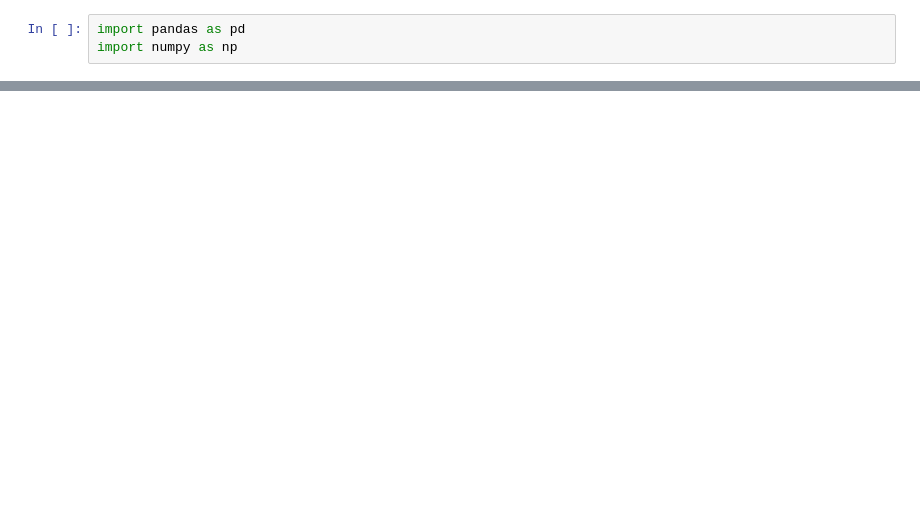
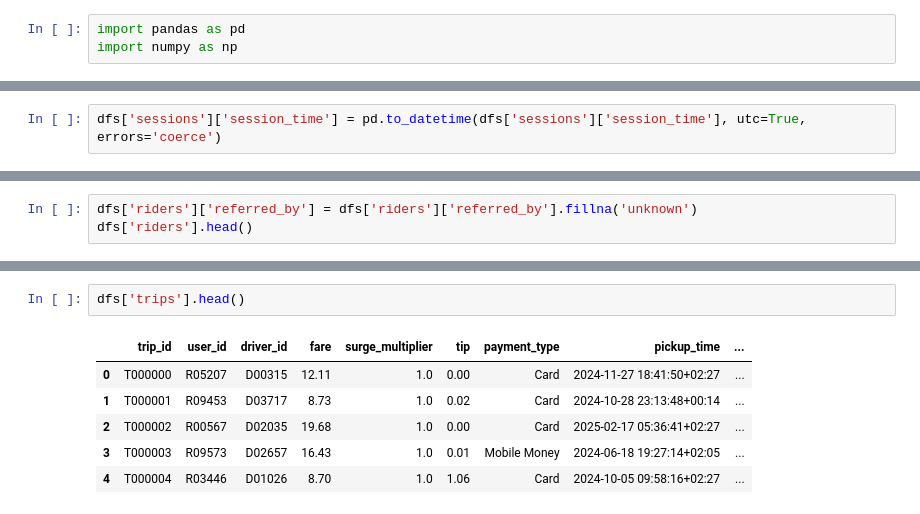
Before and after one commit to esosaomwanghe/ridewise_churnprediction, a Jupyter notebook: notebook/eda.ipynb, the cells around one changed output, grey strips where cells are left out. Cells and saved outputs as stored; diff of their text form; blank space fills up the shorter version.

```diff
--- a/notebook/eda.ipynb
+++ b/notebook/eda.ipynb
@@ -17,0 +47,2 @@ ValueError: Missing column provided to 'parse_dates': 'last_active_date'
+# %%
+dfs['sessions']['session_time'] = pd.to_datetime(dfs['sessions']['session_time'], utc=True, errors='coerce')
@@ -17,0 +128,3 @@ ValueError: Missing column provided to 'parse_dates': 'last_active_date'
+# %%
+dfs['riders']['referred_by'] = dfs['riders']['referred_by'].fillna('unknown')
+dfs['riders'].head()
@@ -17,0 +138,9 @@ ValueError: Missing column provided to 'parse_dates': 'last_active_date'
+# %%
+dfs['trips'].head()
+# %% [output]
+|  | trip_id | user_id | driver_id | fare | surge_multiplier | tip | payment_type | pickup_time | ... |
+| 0 | T000000 | R05207 | D00315 | 12.11 | 1.0 | 0.00 | Card | 2024-11-27 18:41:50+02:27 | ... |
+| 1 | T000001 | R09453 | D03717 | 8.73 | 1.0 | 0.02 | Card | 2024-10-28 23:13:48+00:14 | ... |
+| 2 | T000002 | R00567 | D02035 | 19.68 | 1.0 | 0.00 | Card | 2025-02-17 05:36:41+02:27 | ... |
+| 3 | T000003 | R09573 | D02657 | 16.43 | 1.0 | 0.01 | Mobile Money | 2024-06-18 19:27:14+02:05 | ... |
+| 4 | T000004 | R03446 | D01026 | 8.70 | 1.0 | 1.06 | Card | 2024-10-05 09:58:16+02:27 | ... |
```
Also changed, not shown: parts of 20 cells of this notebook.
